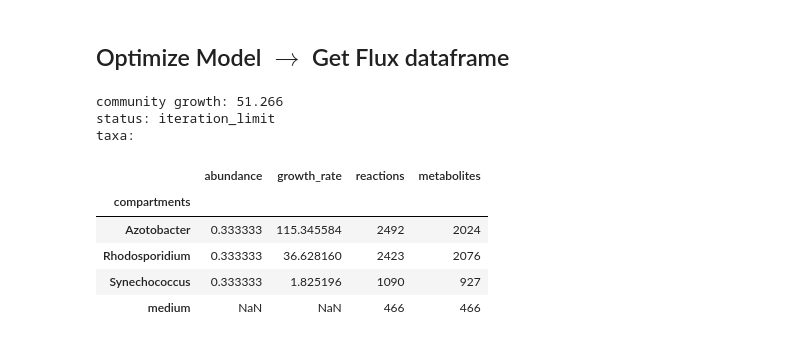
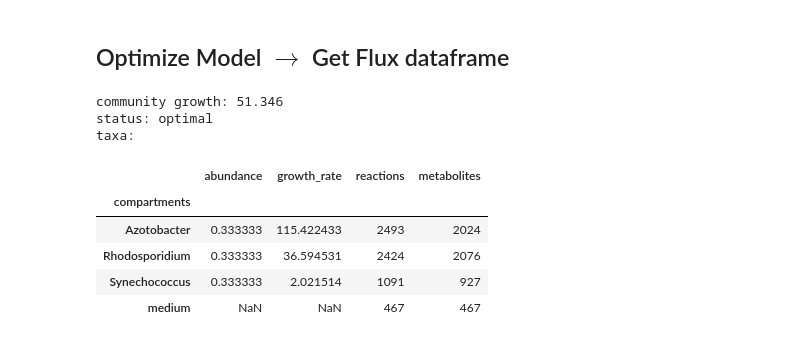
Before and after one commit to PNNL-CompBio/CONCERTO, a Jupyter notebook: notebooks/visualize_with_ConsortiumModels.ipynb, the cells around one changed output. Saved outputs shown, nothing was run; the diff lists cells and outputs as text; code cells hidden in the pictures.

```diff
--- a/notebooks/visualize_with_ConsortiumModels.ipynb
+++ b/notebooks/visualize_with_ConsortiumModels.ipynb
@@ -10,5 +10,11 @@ if not curr_dir.endswith("CONCERTO"):
 import concerto
 # %%
 # Load community models. May take a few minutes..
-from binary_models.load_ternary import load_community_model
-community, model_file = load_community_model()
+from binary_models.load_ternary import load_community_model as load_ternary_model
+from binary_models.flux_visualizations import create_explicit_carbon
+from binary_models.load_av_rt import load_community_model as load_av_rt_model
+
+ternary_community, model_file = load_ternary_model()
+ternary_community = create_explicit_carbon(ternary_community)
+
+av_rt_community, model_file = load_av_rt_model()
@@ -45,16 +57,16 @@ pacald_c__Rhodosporidium
 # %% [markdown]
 ## Optimize Model $\rightarrow$ Get Flux dataframe
 # %%
-result = community.optimize(fluxes=True, pfba=True)
-result
+ternary_result = ternary_community.optimize(fluxes=True, pfba=False)
+ternary_result
 # %% [output]
-community growth: 51.266
-status: iteration_limit
+community growth: 51.346
+status: optimal
 taxa:
 |  | abundance | growth_rate | reactions | metabolites |
 | compartments |  |  |  |  |
-| Azotobacter | 0.333333 | 115.345584 | 2492 | 2024 |
-| Rhodosporidium | 0.333333 | 36.628160 | 2423 | 2076 |
-| Synechococcus | 0.333333 | 1.825196 | 1090 | 927 |
-| medium | NaN | NaN | 466 | 466 |
+| Azotobacter | 0.333333 | 115.422433 | 2493 | 2024 |
+| Rhodosporidium | 0.333333 | 36.594531 | 2424 | 2076 |
+| Synechococcus | 0.333333 | 2.021514 | 1091 | 927 |
+| medium | NaN | NaN | 467 | 467 |
 # %%
```
Also changed, not shown: parts of 26 cells of this notebook.
